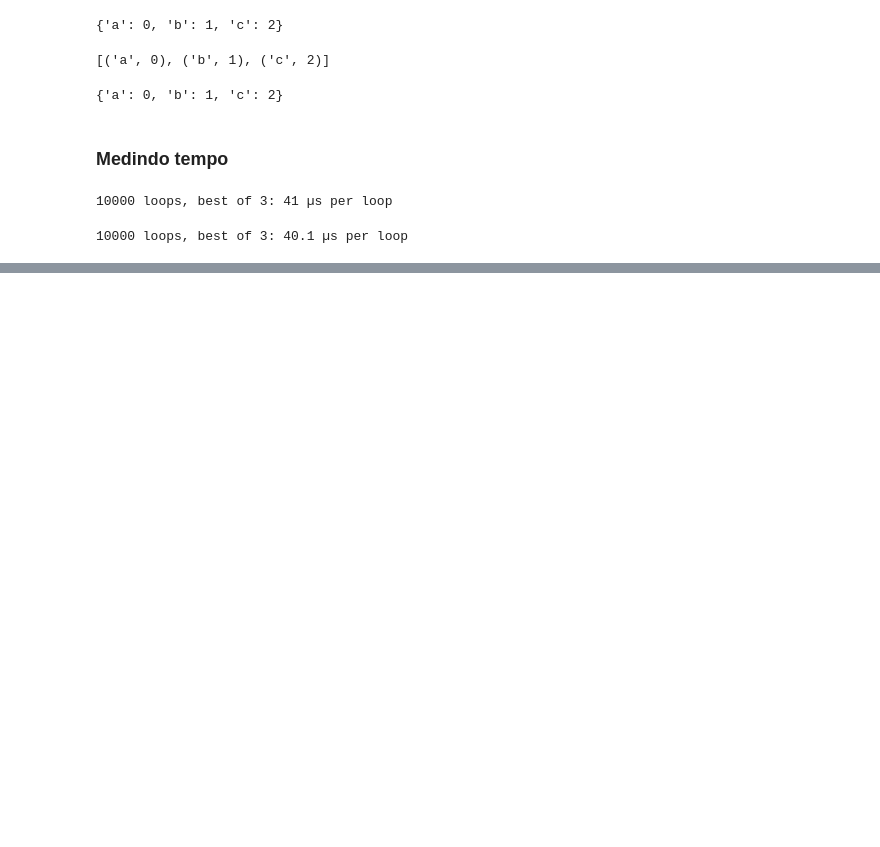
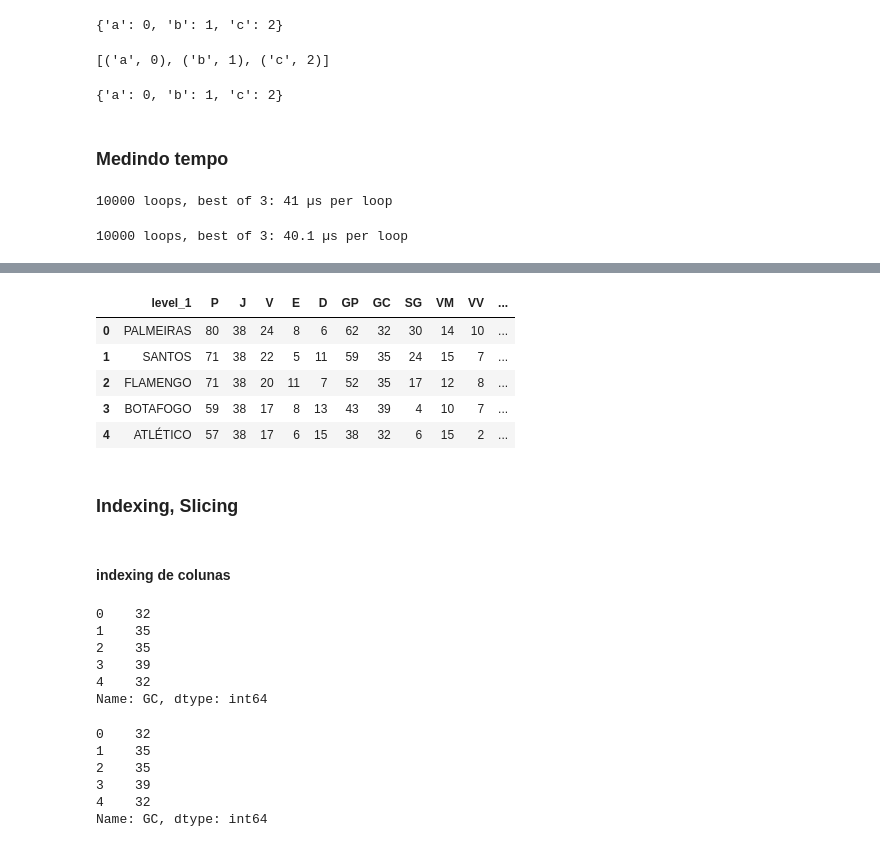
Before and after one commit to hitoshinagano/Locaweb_aulas, a Jupyter notebook: Aula 2017.ipynb, the cells around one changed output, grey strips where cells are left out. Saved outputs shown, nothing was run; the diff lists cells and outputs as text; code cells hidden in the pictures; blank space fills up the shorter version.

```diff
--- a/Aula 2017.ipynb
+++ b/Aula 2017.ipynb
@@ -318,0 +369,2 @@ for _ in range(1000): True
+# %%
+df = pd.read_clipboard(error_bad_lines=False)
@@ -318,0 +402,2 @@ for _ in range(1000): True
+# %%
+df.reset_index(inplace=True)
@@ -318,0 +413,2 @@ for _ in range(1000): True
+# %%
+df.drop(['level_0', 'level_2'], axis = 1, inplace = True)
@@ -318,0 +424,33 @@ for _ in range(1000): True
+# %%
+df = df.drop('Classificação', axis=1)
+# %%
+df
+# %% [output]
+|  | level_1 | P | J | V | E | D | GP | GC | SG | VM | VV | ... |
+| 0 | PALMEIRAS | 80 | 38 | 24 | 8 | 6 | 62 | 32 | 30 | 14 | 10 | ... |
+| 1 | SANTOS | 71 | 38 | 22 | 5 | 11 | 59 | 35 | 24 | 15 | 7 | ... |
+| 2 | FLAMENGO | 71 | 38 | 20 | 11 | 7 | 52 | 35 | 17 | 12 | 8 | ... |
+| 3 | BOTAFOGO | 59 | 38 | 17 | 8 | 13 | 43 | 39 | 4 | 10 | 7 | ... |
+| 4 | ATLÉTICO | 57 | 38 | 17 | 6 | 15 | 38 | 32 | 6 | 15 | 2 | ... |
+# %% [markdown]
+### Indexing, Slicing
+# %% [markdown]
+#### indexing de colunas
+# %%
+df['GC']
+# %% [output]
+0    32
+1    35
+2    35
+3    39
+4    32
+Name: GC, dtype: int64
+# %%
+df.GC
+# %% [output]
+0    32
+1    35
+2    35
+3    39
+4    32
+Name: GC, dtype: int64
```
Also changed, not shown: parts of 40 cells of this notebook.
